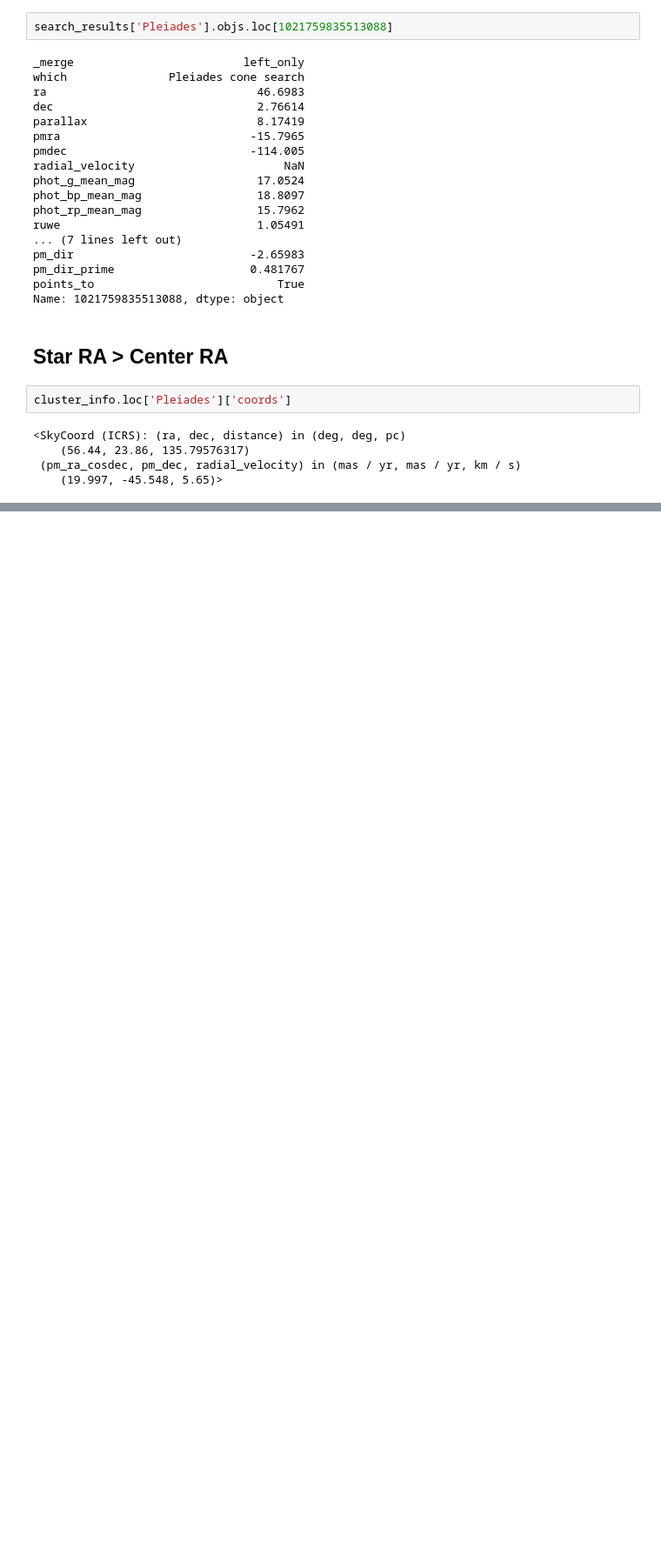
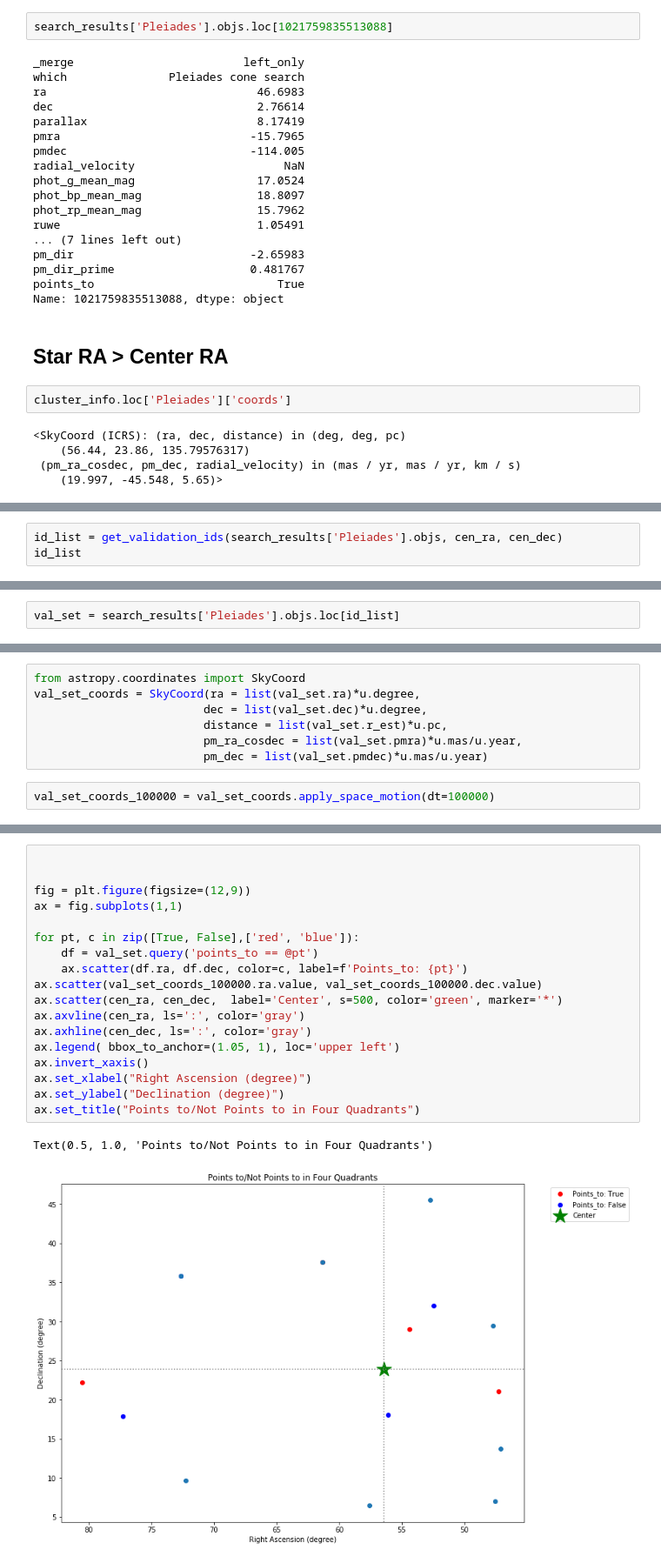
Before and after one commit to kevinmcmanus/runawaysearch, a Jupyter notebook: points_to_validation.ipynb, the cells around one changed output, grey strips where cells are left out. Shown: that part at 87% size. Cells and saved outputs as stored; diff of their text form; blank space fills up the shorter version.

```diff
--- a/points_to_validation.ipynb
+++ b/points_to_validation.ipynb
@@ -202,0 +305,3 @@ search_results['Pleiades'].objs.query('ra > 56.44').tail()
+# %%
+id_list = get_validation_ids(search_results['Pleiades'].objs, cen_ra, cen_dec)
+id_list
@@ -202,0 +317,2 @@ search_results['Pleiades'].objs.query('ra > 56.44').tail()
+# %%
+val_set = search_results['Pleiades'].objs.loc[id_list]
@@ -202,0 +340,9 @@ search_results['Pleiades'].objs.query('ra > 56.44').tail()
+# %%
+from astropy.coordinates import SkyCoord
+val_set_coords = SkyCoord(ra = list(val_set.ra)*u.degree,
+                         dec = list(val_set.dec)*u.degree,
+                         distance = list(val_set.r_est)*u.pc,
+                         pm_ra_cosdec = list(val_set.pmra)*u.mas/u.year,
+                         pm_dec = list(val_set.pmdec)*u.mas/u.year)
+# %%
+val_set_coords_100000 = val_set_coords.apply_space_motion(dt=100000)
@@ -202,0 +351,21 @@ search_results['Pleiades'].objs.query('ra > 56.44').tail()
+# %%
+
+
+fig = plt.figure(figsize=(12,9))
+ax = fig.subplots(1,1)
+
+for pt, c in zip([True, False],['red', 'blue']):
+    df = val_set.query('points_to == @pt')
+    ax.scatter(df.ra, df.dec, color=c, label=f'Points_to: {pt}')
+ax.scatter(val_set_coords_100000.ra.value, val_set_coords_100000.dec.value)
+ax.scatter(cen_ra, cen_dec,  label='Center', s=500, color='green', marker='*')
+ax.axvline(cen_ra, ls=':', color='gray')
+ax.axhline(cen_dec, ls=':', color='gray')
+ax.legend( bbox_to_anchor=(1.05, 1), loc='upper left')
+ax.invert_xaxis()
+ax.set_xlabel("Right Ascension (degree)")
+ax.set_ylabel("Declination (degree)")
+ax.set_title("Points to/Not Points to in Four Quadrants")
+# %% [output]
+Text(0.5, 1.0, 'Points to/Not Points to in Four Quadrants')
+[figure, added]
```
Also changed, not shown: parts of 17 cells of this notebook, 10 other files.
